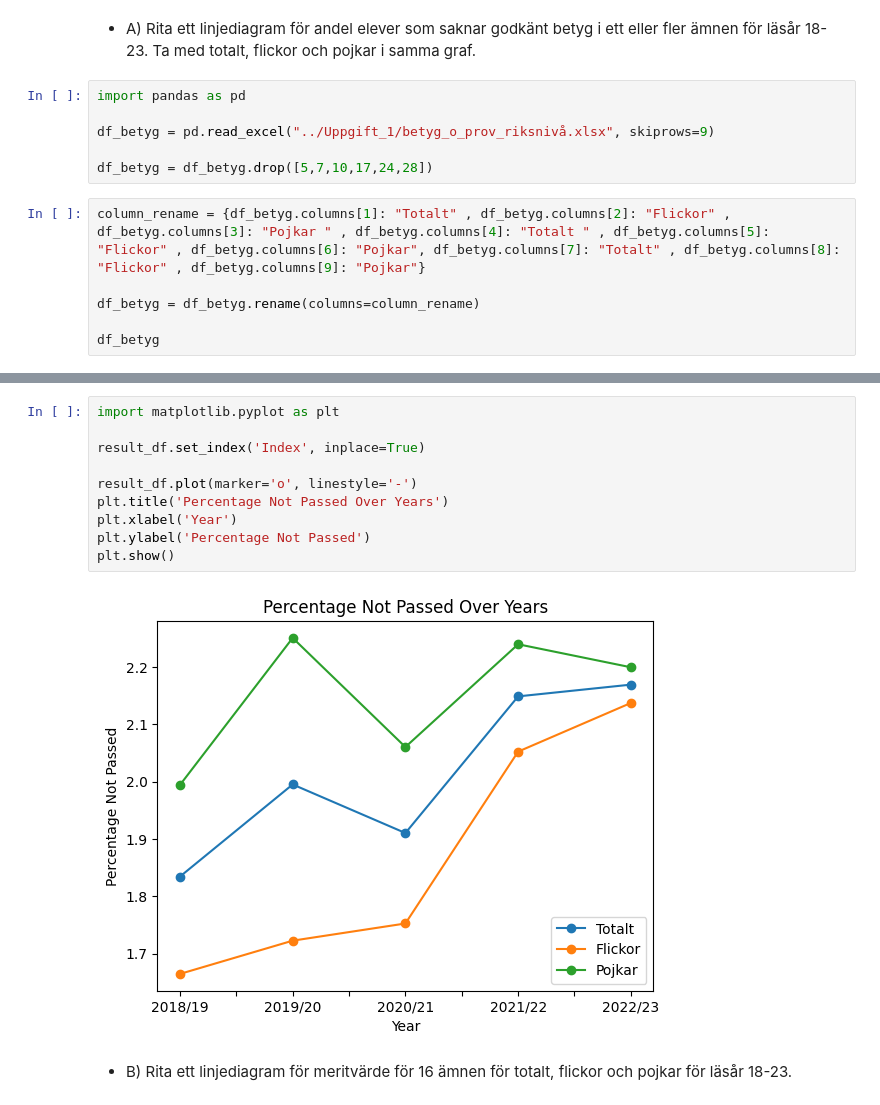
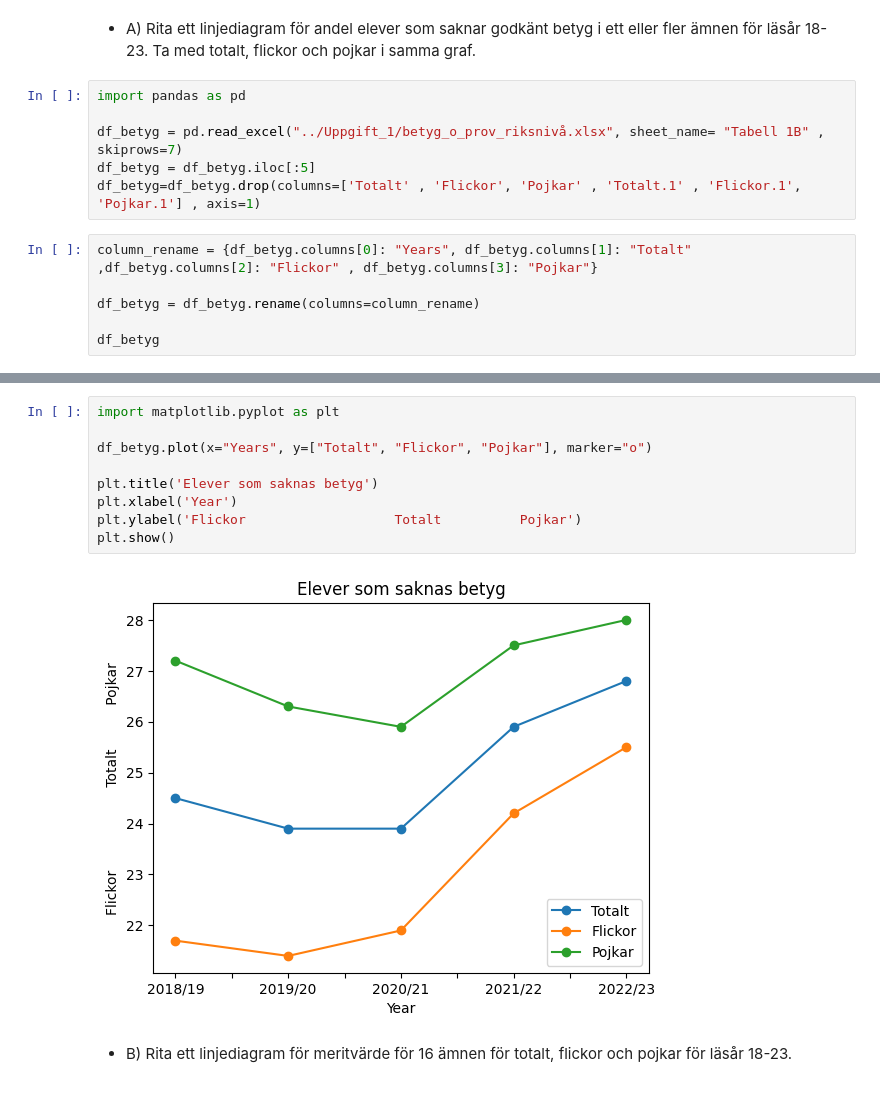
Before and after one commit to mosendamnit/Python-Muhsin-Ahmad-OPA23, a Jupyter notebook: Lab2/Uppgift_1/uppgift_1.ipynb, the cells around one changed output, grey strips where cells are left out. Cells and saved outputs as stored; diff of their text form.

```diff
--- a/Lab2/Uppgift_1/uppgift_1.ipynb
+++ b/Lab2/Uppgift_1/uppgift_1.ipynb
@@ -7,11 +7,11 @@
 # %%
 import pandas as pd
 
-df_betyg = pd.read_excel("../Uppgift_1/betyg_o_prov_riksnivå.xlsx", skiprows=9)
-
-df_betyg = df_betyg.drop([5,7,10,17,24,28])
+df_betyg = pd.read_excel("../Uppgift_1/betyg_o_prov_riksnivå.xlsx", sheet_name= "Tabell 1B" , skiprows=7)
+df_betyg = df_betyg.iloc[:5]
+df_betyg=df_betyg.drop(columns=['Totalt' , 'Flickor', 'Pojkar' , 'Totalt.1' , 'Flickor.1', 'Pojkar.1'] , axis=1)
 # %%
-column_rename = {df_betyg.columns[1]: "Totalt" , df_betyg.columns[2]: "Flickor" , df_betyg.columns[3]: "Pojkar " , df_betyg.columns[4]: "Totalt " , df_betyg.columns[5]: "Flickor" , df_betyg.columns[6]: "Pojkar", df_betyg.columns[7]: "Totalt" , df_betyg.columns[8]: "Flickor" , df_betyg.columns[9]: "Pojkar"}
+column_rename = {df_betyg.columns[0]: "Years", df_betyg.columns[1]: "Totalt" ,df_betyg.columns[2]: "Flickor" , df_betyg.columns[3]: "Pojkar"}
 
 df_betyg = df_betyg.rename(columns=column_rename)
 
@@ -69,15 +26,14 @@ result_df
 # %%
 import matplotlib.pyplot as plt
 
-result_df.set_index('Index', inplace=True)
+df_betyg.plot(x="Years", y=["Totalt", "Flickor", "Pojkar"], marker="o")
 
-result_df.plot(marker='o', linestyle='-')
-plt.title('Percentage Not Passed Over Years')
+plt.title('Elever som saknas betyg')
 plt.xlabel('Year')
-plt.ylabel('Percentage Not Passed')
+plt.ylabel('Flickor                   Totalt          Pojkar')
 plt.show()
 # %% [output]
-[figure, old version]
+[figure, new version]
 # %% [markdown]
 - B) Rita ett linjediagram för meritvärde för 16 ämnen för totalt, flickor och pojkar för läsår 18-23.
 # %%
```
Also changed, not shown: parts of 5 cells of this notebook.
